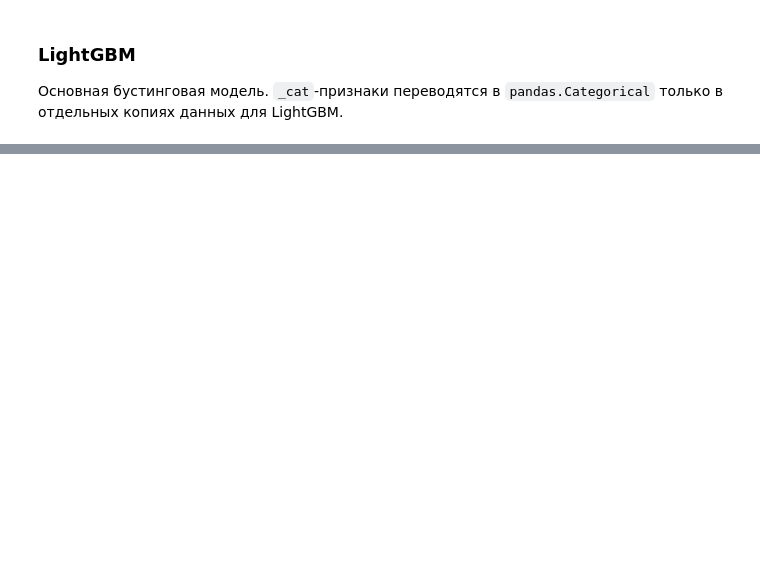
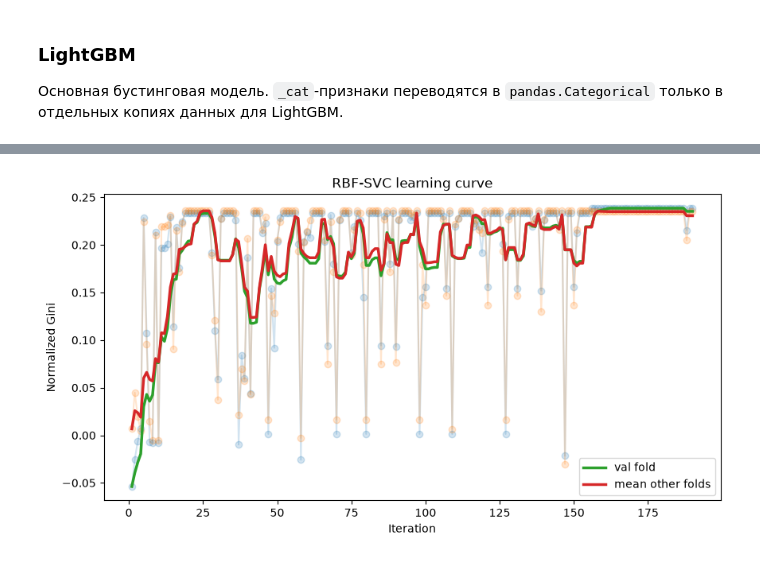
Before and after one commit to DmitryS-01/mlStartHWsSorochan, a Jupyter notebook: 02_modeling.ipynb, the cells around one changed output, grey strips where cells are left out. Drawn from its saved outputs; the diff is of its cells as text; code cells hidden in the pictures; blank space fills up the shorter version.

```diff
--- a/02_modeling.ipynb
+++ b/02_modeling.ipynb
@@ -835,0 +496,24 @@ blend_scores
+# %%
+svc_rbf_score_history = []
+
+
+def svc_rbf_objective(trial):
+    k = trial.suggest_categorical("k", [12, 20, 30, 40, "all"])
+
+    model = make_pipeline(
+        distance_preprocessor,
+        SelectKBest(f_classif, k=k),
+        SVC(
+            kernel="rbf",
+            C=trial.suggest_categorical("C", [0.3, 0.6, 1.0, 2.0, 5.0, 10.0, 20.0]),
+            gamma=trial.suggest_categorical("gamma", [0.002, 0.005, 0.01, 0.02, 0.05]),
+            class_weight=trial.suggest_categorical("class_weight", [None, "balanced"]),
+            cache_size=1_500,
+            tol=1e-3,
+            max_iter=100_000
+        )
+    )
+    return evaluate_trial(
+        model, X_train_svc_tune, y_train_svc_tune,
+        svc_rbf_score_history, scoring=gini_decision_scorer, n_jobs=-1
+    )
@@ -835,0 +525,6 @@ blend_scores
+# %%
+svc_rbf_history = plot_score_history(
+    svc_rbf_score_history, "svc_rbf", "RBF-SVC learning curve"
+)
+# %% [output]
+[figure, added]
```
Also changed, not shown: parts of 73 cells of this notebook, 9 other files.
